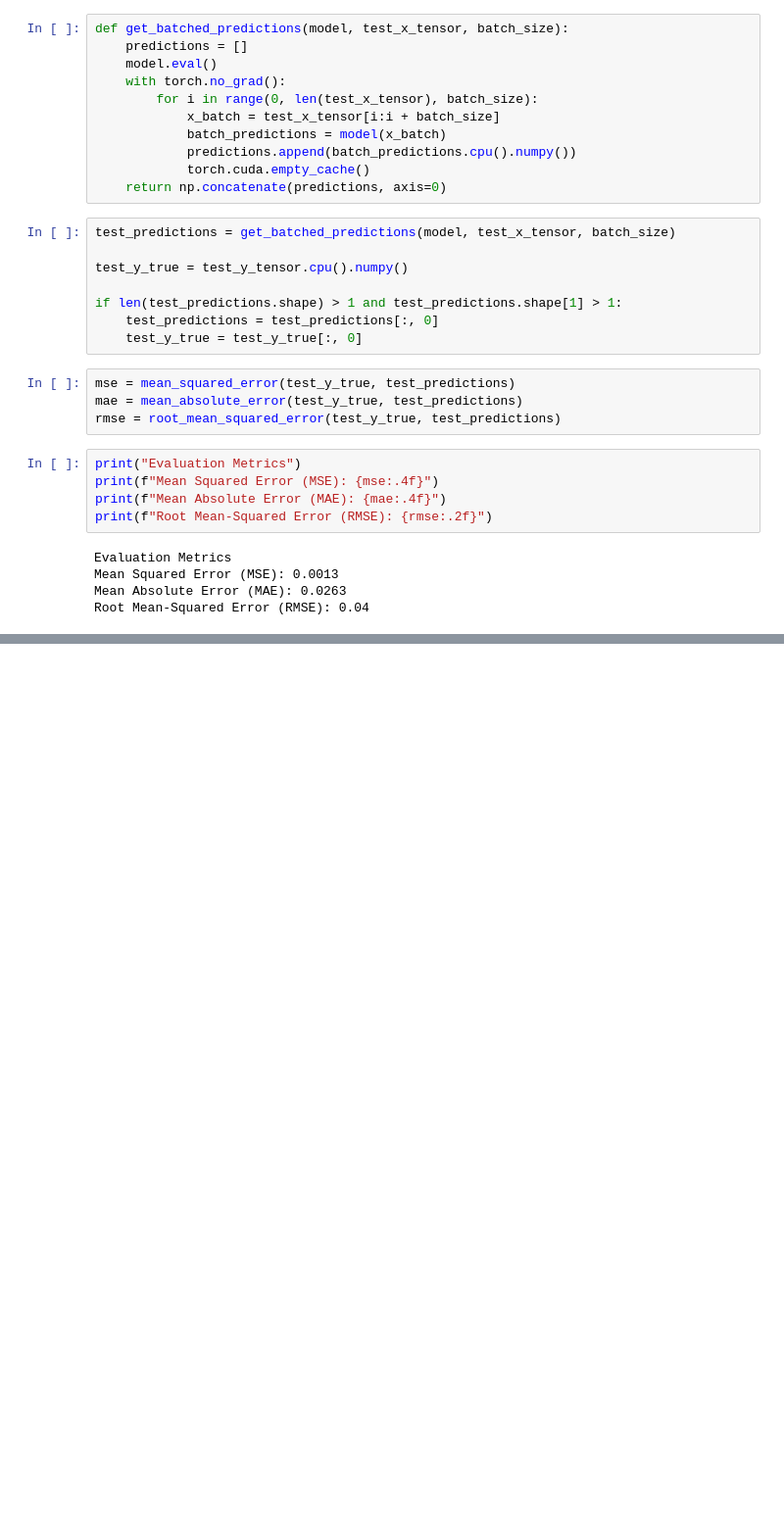
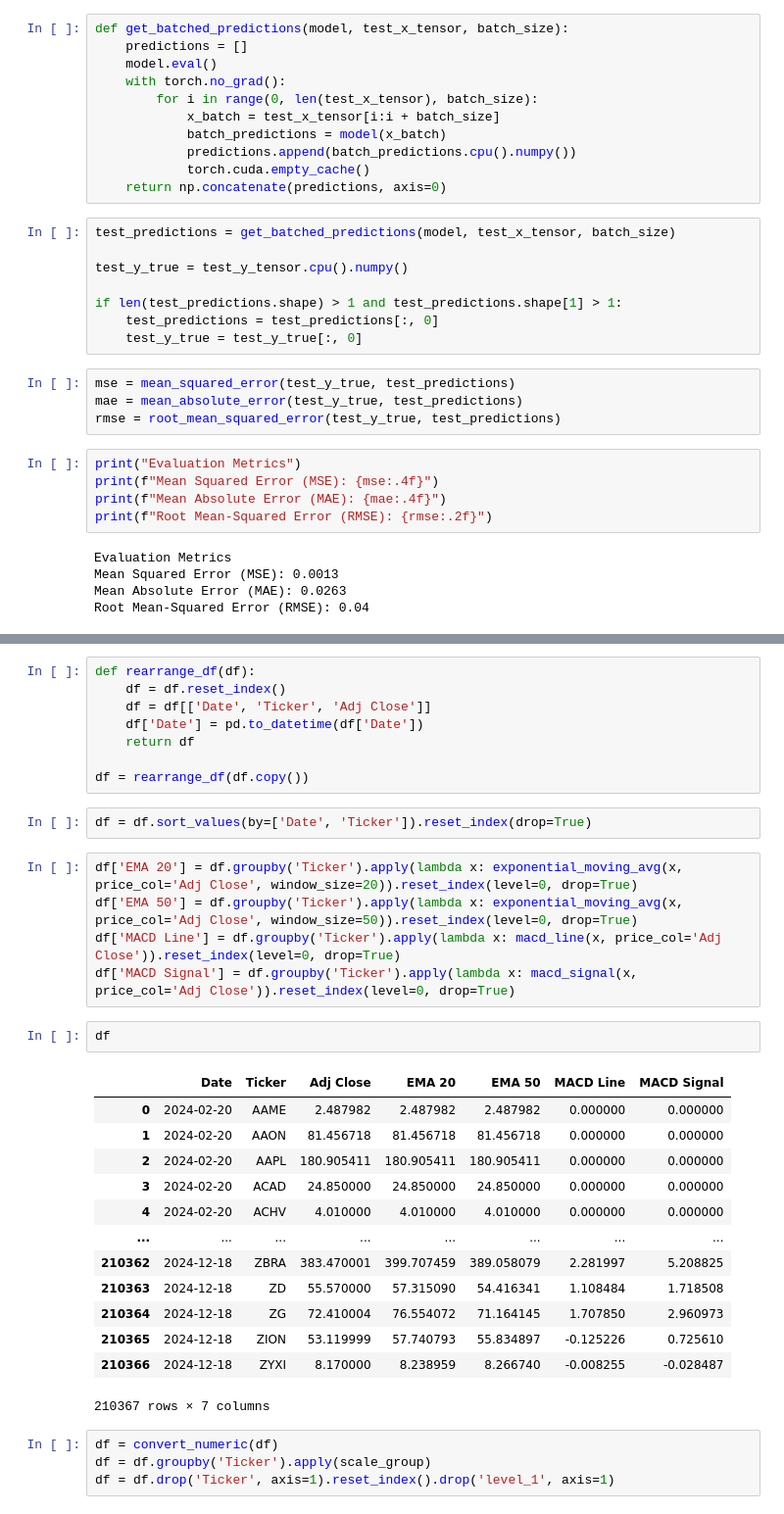
Before and after one commit to Shahmir675/OptiTrade, a Jupyter notebook: LSTM.ipynb, the cells around one changed output, grey strips where cells are left out. Shown at 98% size. Cells and saved outputs as stored; diff of their text form; blank space fills up the shorter version.

```diff
--- a/LSTM.ipynb
+++ b/LSTM.ipynb
@@ -221,0 +294,35 @@ Root Mean-Squared Error (RMSE): 0.04
+# %%
+def rearrange_df(df):
+    df = df.reset_index()
+    df = df[['Date', 'Ticker', 'Adj Close']]
+    df['Date'] = pd.to_datetime(df['Date'])
+    return df
+
+df = rearrange_df(df.copy())
+# %%
+df = df.sort_values(by=['Date', 'Ticker']).reset_index(drop=True)
+# %%
+df['EMA 20'] = df.groupby('Ticker').apply(lambda x: exponential_moving_avg(x, price_col='Adj Close', window_size=20)).reset_index(level=0, drop=True)
+df['EMA 50'] = df.groupby('Ticker').apply(lambda x: exponential_moving_avg(x, price_col='Adj Close', window_size=50)).reset_index(level=0, drop=True)
+df['MACD Line'] = df.groupby('Ticker').apply(lambda x: macd_line(x, price_col='Adj Close')).reset_index(level=0, drop=True)
+df['MACD Signal'] = df.groupby('Ticker').apply(lambda x: macd_signal(x, price_col='Adj Close')).reset_index(level=0, drop=True)
+# %%
+df
+# %% [output]
+|  | Date | Ticker | Adj Close | EMA 20 | EMA 50 | MACD Line | MACD Signal |
+| 0 | 2024-02-20 | AAME | 2.487982 | 2.487982 | 2.487982 | 0.000000 | 0.000000 |
+| 1 | 2024-02-20 | AAON | 81.456718 | 81.456718 | 81.456718 | 0.000000 | 0.000000 |
+| 2 | 2024-02-20 | AAPL | 180.905411 | 180.905411 | 180.905411 | 0.000000 | 0.000000 |
+| 3 | 2024-02-20 | ACAD | 24.850000 | 24.850000 | 24.850000 | 0.000000 | 0.000000 |
+| 4 | 2024-02-20 | ACHV | 4.010000 | 4.010000 | 4.010000 | 0.000000 | 0.000000 |
+| ... | ... | ... | ... | ... | ... | ... | ... |
+| 210362 | 2024-12-18 | ZBRA | 383.470001 | 399.707459 | 389.058079 | 2.281997 | 5.208825 |
+| 210363 | 2024-12-18 | ZD | 55.570000 | 57.315090 | 54.416341 | 1.108484 | 1.718508 |
+| 210364 | 2024-12-18 | ZG | 72.410004 | 76.554072 | 71.164145 | 1.707850 | 2.960973 |
+| 210365 | 2024-12-18 | ZION | 53.119999 | 57.740793 | 55.834897 | -0.125226 | 0.725610 |
+| 210366 | 2024-12-18 | ZYXI | 8.170000 | 8.238959 | 8.266740 | -0.008255 | -0.028487 |
+210367 rows × 7 columns
+# %%
+df = convert_numeric(df)
+df = df.groupby('Ticker').apply(scale_group)
+df = df.drop('Ticker', axis=1).reset_index().drop('level_1', axis=1)
```
Also changed, not shown: parts of 26 cells of this notebook.
